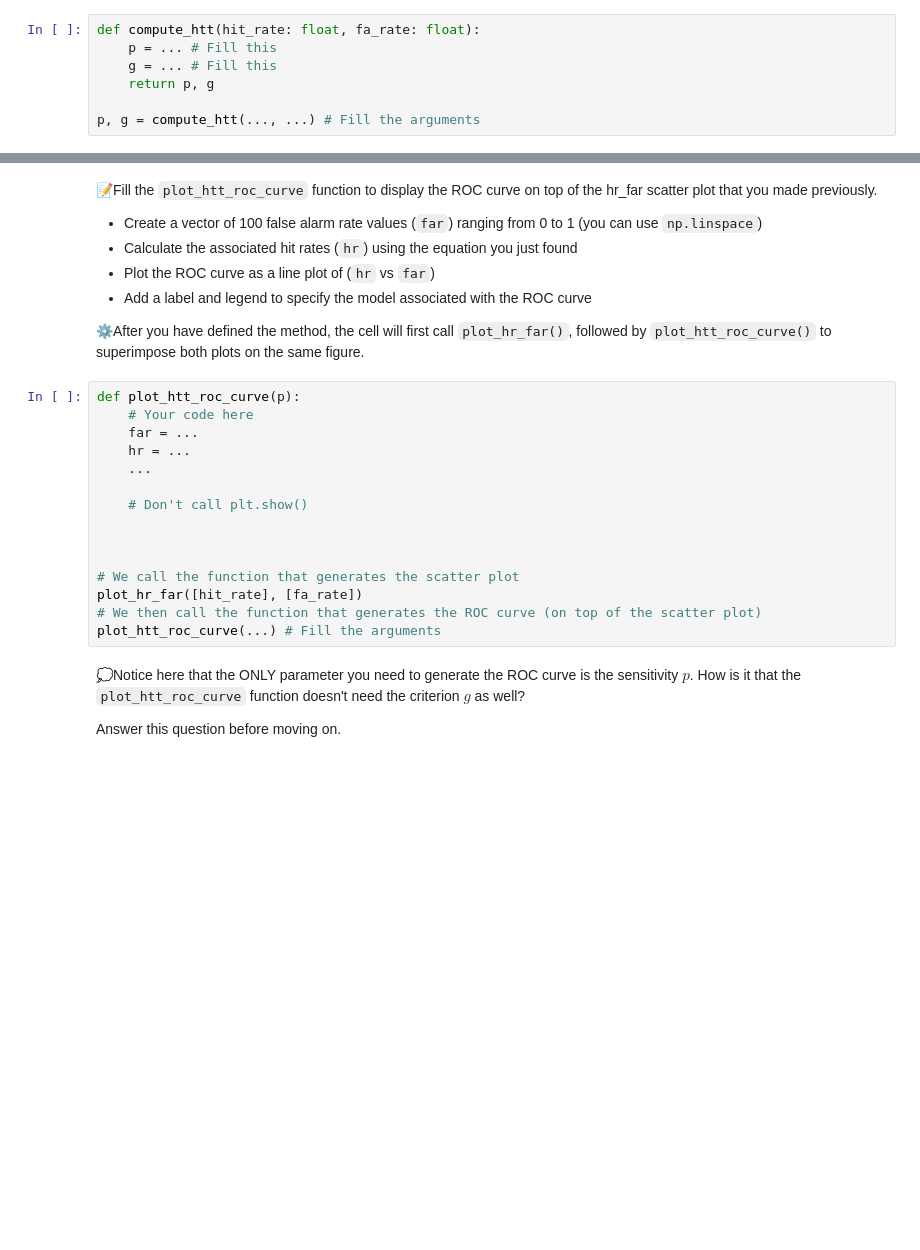
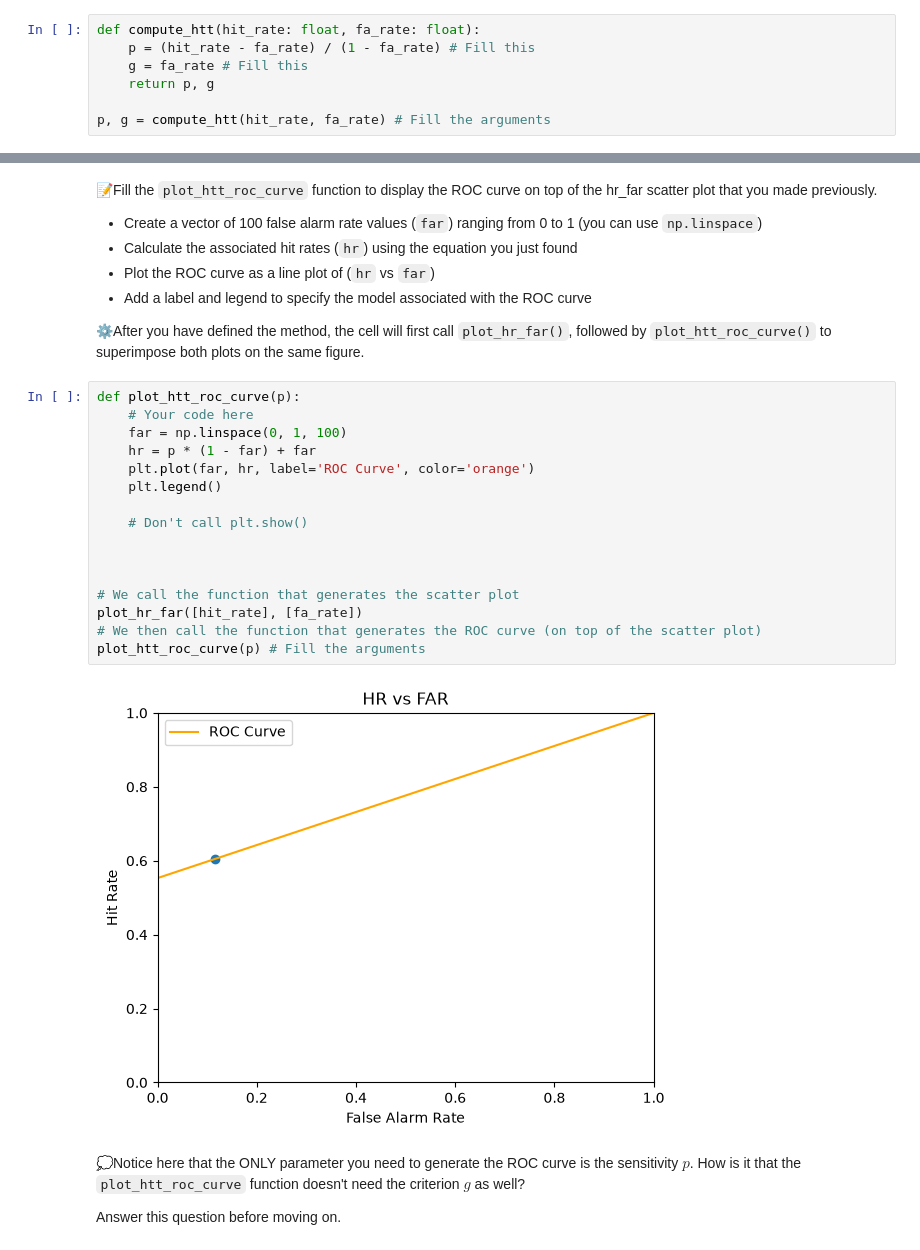
Before and after one commit to easiryne/cognitive-modeling-lab, a Jupyter notebook: TD_3/td3_notebook.ipynb, the cells around one changed output, grey strips where cells are left out. Cells and saved outputs as stored; diff of their text form; blank space fills up the shorter version.

```diff
--- a/TD_3/td3_notebook.ipynb
+++ b/TD_3/td3_notebook.ipynb
@@ -194,11 +200,11 @@ The rate at which the participant reports the presence of a sub-threshold stimul
 📝 Fill the `compute_htt` function, which computes $p$ and $g$ based on the hit rate and false alarm rate of a participant.
 # %%
 def compute_htt(hit_rate: float, fa_rate: float):
-    p = ... # Fill this
-    g = ... # Fill this
+    p = (hit_rate - fa_rate) / (1 - fa_rate) # Fill this
+    g = fa_rate # Fill this
     return p, g
 
-p, g = compute_htt(..., ...) # Fill the arguments
+p, g = compute_htt(hit_rate, fa_rate) # Fill the arguments
 # %% [markdown]
 ### ROC Curve (HTT)
 The purpose of the ROC curve is to visualize the performance of a binary classifier. It is a plot of the hit rate (HR) against the false alarm rate (FAR) for the different possible decision thresholds of the classifier. The ROC curve is a useful tool to compare the performance of different models.
@@ -222,18 +228,21 @@ $$
 # %%
 def plot_htt_roc_curve(p):
     # Your code here
-    far = ...
-    hr = ...
-    ...
+    far = np.linspace(0, 1, 100)
+    hr = p * (1 - far) + far
+    plt.plot(far, hr, label='ROC Curve', color='orange')
+    plt.legend()
 
     # Don't call plt.show()
 
 
 
 # We call the function that generates the scatter plot
 plot_hr_far([hit_rate], [fa_rate])
 # We then call the function that generates the ROC curve (on top of the scatter plot)
-plot_htt_roc_curve(...) # Fill the arguments
+plot_htt_roc_curve(p) # Fill the arguments
+# %% [output]
+[figure, added]
 # %% [markdown]
 💭Notice here that the ONLY parameter you need to generate the ROC curve is the sensitivity $p$. How is it that the `plot_htt_roc_curve` function doesn't need the criterion $g$ as well?
 
```
Also changed, not shown: parts of 11 cells of this notebook.
